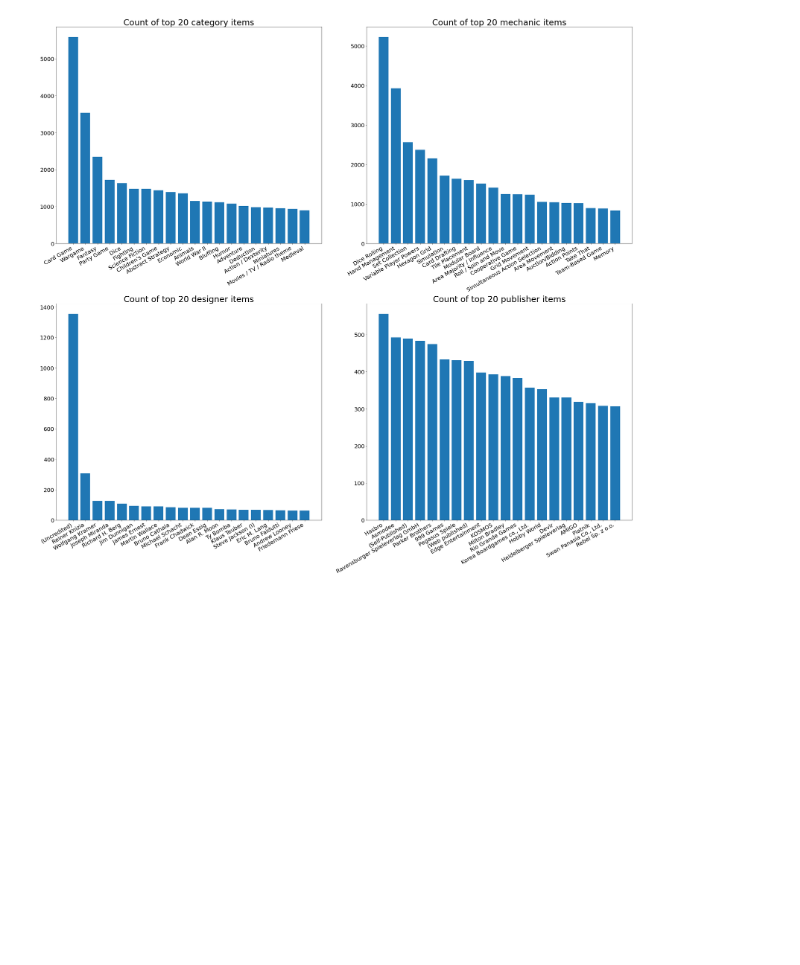
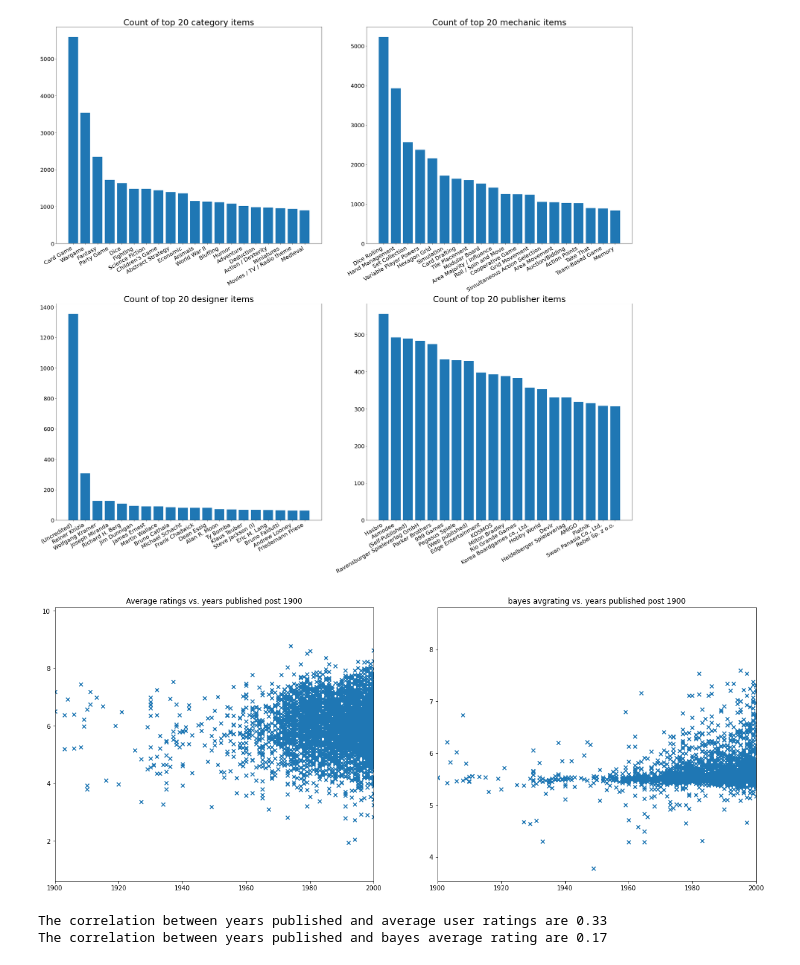
Before and after one commit to y5kim/board-game-analysis, a Jupyter notebook: Preprocessing.ipynb, the cells around one changed output. Drawn from its saved outputs; the diff is of its cells as text; code cells hidden in the pictures; blank space fills up the shorter version.

Commit message:
Added two more visualization
Ratings vs. Years published
Max/Min players count

```diff
--- a/Preprocessing.ipynb
+++ b/Preprocessing.ipynb
@@ -75,3 +85,28 @@ for i, tup in enumerate(all_cnts):
 fig.tight_layout()
 # %% [output]
 [figure]
+# %%
+#see the trend of ratings vs. years after 1900
+
+year_vs_rating = games[['yearpublished', 'avgrating', 'bayesavgrating']].copy()
+after_1900 = year_vs_rating[year_vs_rating['yearpublished']>=1900]
+
+fig = plt.figure(figsize = (20, 8))
+ax = plt.subplot(1, 2, 1)
+ax.scatter(after_1900['yearpublished'], after_1900['avgrating'], marker = 'x')
+ax.set_title('Average ratings vs. years published post 1900')
+ax.set_xlim([1900, 2000])
+
+ax2 = plt.subplot(1, 2, 2)
+ax2.scatter(after_1900['yearpublished'], after_1900['bayesavgrating'], marker = 'x')
+ax2.set_title('bayes avgrating vs. years published post 1900')
+ax2.set_xlim([1900, 2000])
+
+
+plt.show()
+print('The correlation between years published and average user ratings are {:3.2f}'.format(after_1900['yearpublished'].corr(after_1900['avgrating'])))
+print('The correlation between years published and bayes average rating are {:3.2f}'.format(after_1900['yearpublished'].corr(after_1900['bayesavgrating'])))
+# %% [output]
+[figure, added]
+The correlation between years published and average user ratings are 0.33
+The correlation between years published and bayes average rating are 0.17
```
Also changed, not shown: parts of 3 cells of this notebook, 2 other files.
